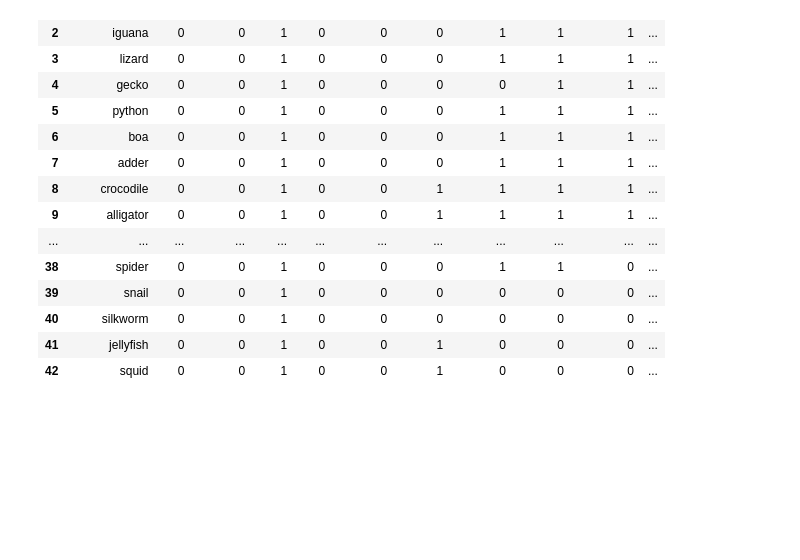
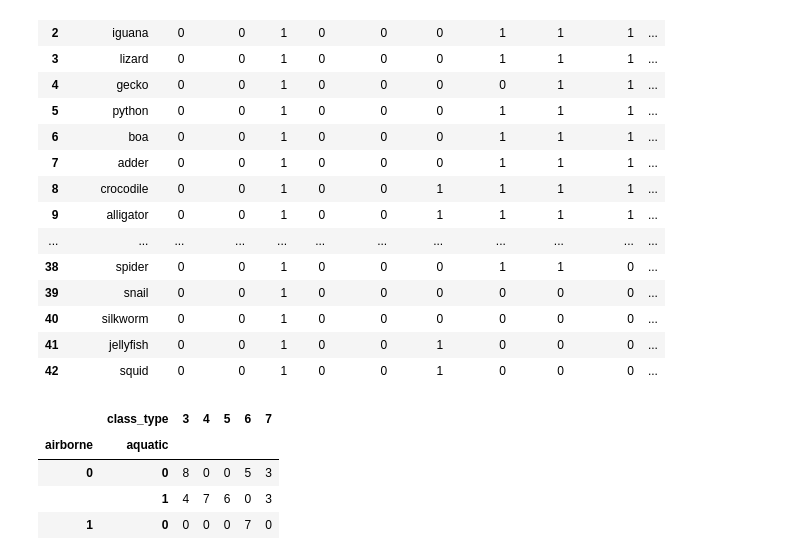
Before and after one commit to anaitipa/Decision_Tree, a Jupyter notebook: Decision_Trees.ipynb, the cells around one changed output. Drawn from its saved outputs; the diff is of its cells as text; code cells hidden in the pictures; blank space fills up the shorter version.

```diff
--- a/Decision_Trees.ipynb
+++ b/Decision_Trees.ipynb
@@ -275,2 +274,11 @@ pd.crosstab([data['Warm-blooded'],data['Gives Birth']],data['Class'])
+# %%
+#contingency table showing the distribution of class_type
+pd.crosstab([data['airborne'],data['aquatic']],data['class_type'])
+# %% [output]
+|  | class_type | 3 | 4 | 5 | 6 | 7 |
+| airborne | aquatic |  |  |  |  |  |
+| 0 | 0 | 8 | 0 | 0 | 5 | 3 |
+|  | 1 | 4 | 7 | 6 | 0 | 3 |
+| 1 | 0 | 0 | 0 | 0 | 7 | 0 |
 # %%
 from sklearn import tree
```
Also changed, not shown: parts of 12 cells of this notebook.
